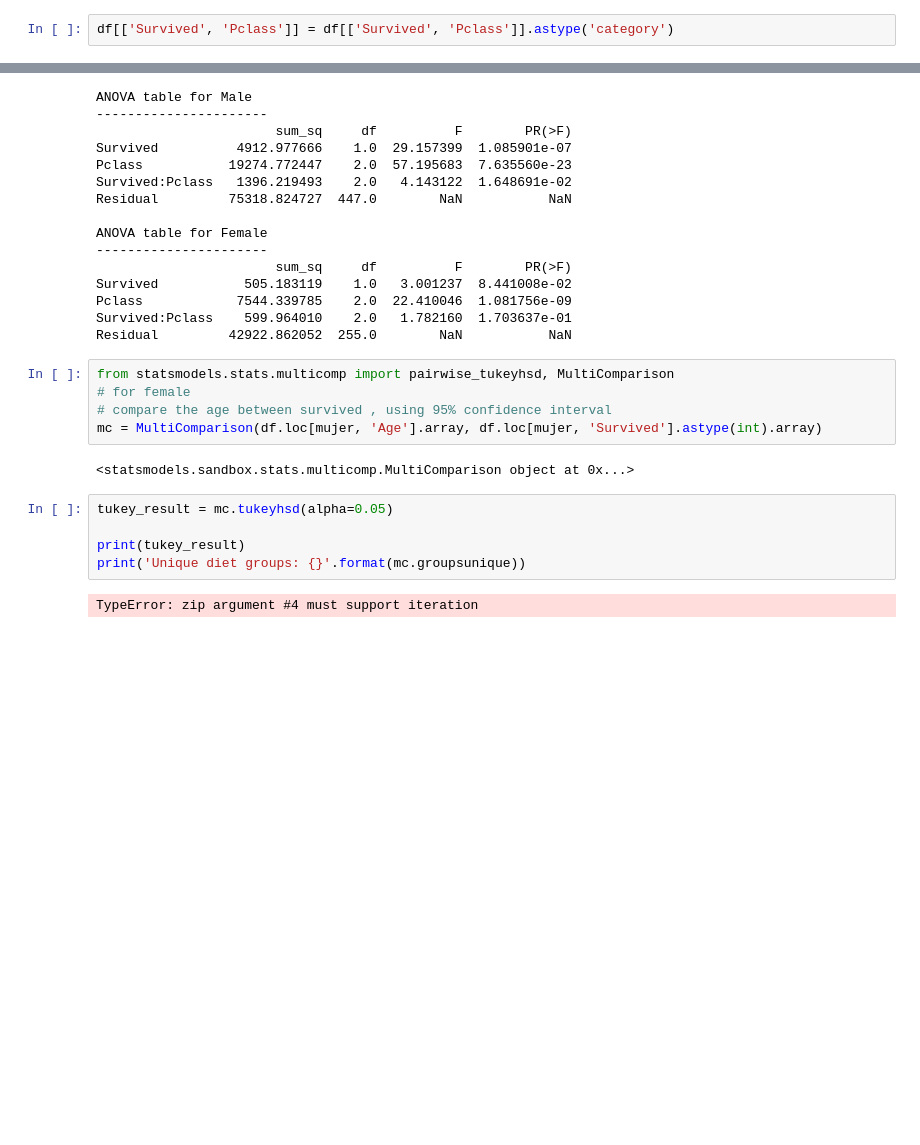
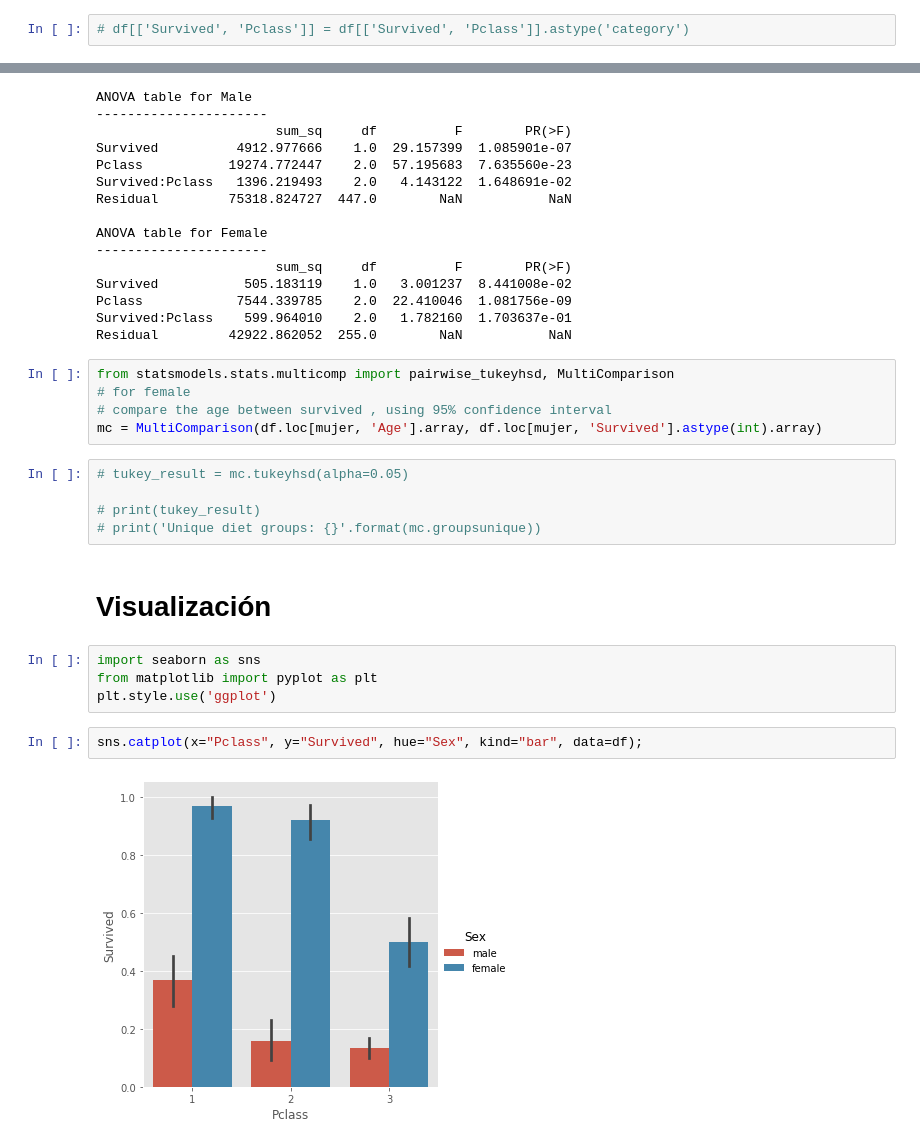
Before and after one commit to raquel8893/Tipologia-PRA2, a Jupyter notebook: 4-Analisis_datos_v0.ipynb, the cells around one changed output, grey strips where cells are left out. Saved outputs shown, nothing was run; the diff lists cells and outputs as text; blank space fills up the shorter version.

```diff
--- a/4-Analisis_datos_v0.ipynb
+++ b/4-Analisis_datos_v0.ipynb
@@ -148,7 +159,7 @@ Ttest_indResult(statistic=19.448650285047485, pvalue=8.908959353672071e-68)
 # https://www.marsja.se/four-ways-to-conduct-one-way-anovas-using-python/
 # https://docs.scipy.org/doc/scipy/reference/generated/scipy.stats.f_oneway.html
 # %%
-df[['Survived', 'Pclass']] = df[['Survived', 'Pclass']].astype('category')
+# df[['Survived', 'Pclass']] = df[['Survived', 'Pclass']].astype('category')
 # %%
 import statsmodels.api as sm
 from statsmodels.formula.api import ols
@@ -246,12 +257,18 @@ from statsmodels.stats.multicomp import pairwise_tukeyhsd, MultiComparison
 # for female
 # compare the age between survived , using 95% confidence interval
 mc = MultiComparison(df.loc[mujer, 'Age'].array, df.loc[mujer, 'Survived'].astype(int).array)
-# %% [output]
-<statsmodels.sandbox.stats.multicomp.MultiComparison object at 0x...>
 # %%
-tukey_result = mc.tukeyhsd(alpha=0.05)
+# tukey_result = mc.tukeyhsd(alpha=0.05)
 
-print(tukey_result)
-print('Unique diet groups: {}'.format(mc.groupsunique))
+# print(tukey_result)
+# print('Unique diet groups: {}'.format(mc.groupsunique))
-# %% [output]
-TypeError: zip argument #4 must support iteration
+# %% [markdown]
+# Visualización
+# %%
+import seaborn as sns
+from matplotlib import pyplot as plt
+plt.style.use('ggplot')
+# %%
+sns.catplot(x="Pclass", y="Survived", hue="Sex", kind="bar", data=df);
+# %% [output]
+[figure, added]
```
Also changed, not shown: parts of 17 cells of this notebook.
